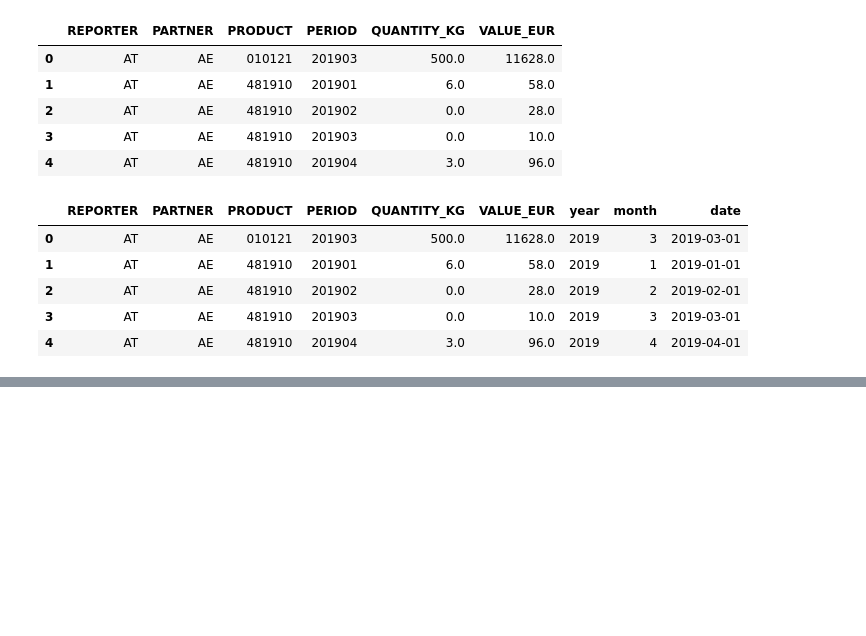
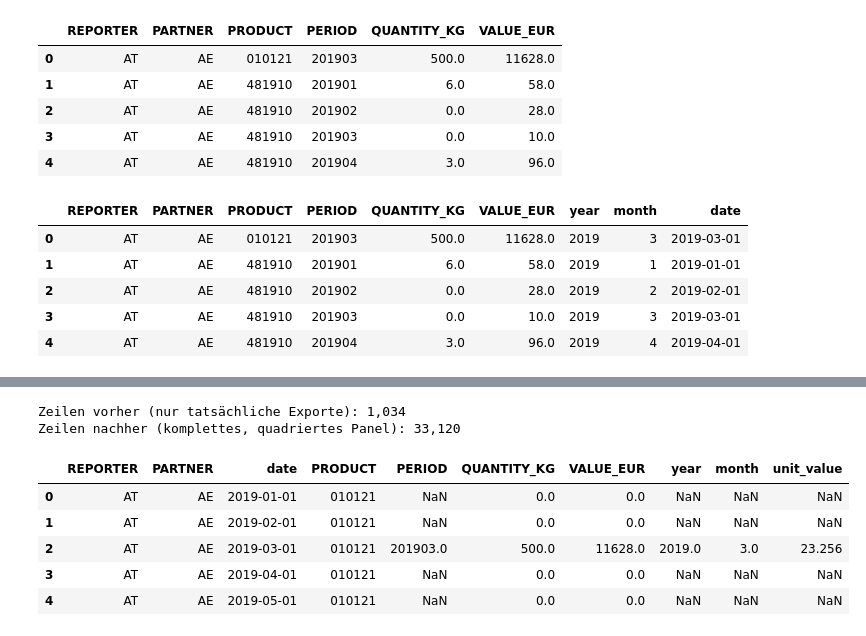
Before and after one commit to mtaub-del/Research_2026_UniBonn, a Jupyter notebook: 01_exploration.ipynb, the cells around one changed output, grey strips where cells are left out. Cells and saved outputs as stored; diff of their text form; code cells hidden in the pictures; blank space fills up the shorter version.

```diff
--- a/01_exploration.ipynb
+++ b/01_exploration.ipynb
@@ -69,0 +205,51 @@ df_wide.head()
+# %%
+import pandas as pd
+import numpy as np
+
+# 1. Alle einzigartigen Ausprägungen extrahieren
+reporters = df_horses["REPORTER"].unique()
+partners = df_horses["PARTNER"].unique()
+dates = df_horses["date"].unique()
+
+# 2. Ein vollständiges Raster (MultiIndex) aller möglichen Kombinationen erstellen
+full_index = pd.MultiIndex.from_product(
+    [reporters, partners, dates],
+    names=["REPORTER", "PARTNER", "date"]
+)
+
+# 3. Den aktuellen Datensatz auf dieses vollständige Raster anwenden (Reindexing)
+df_horses_squared = (
+    df_horses.set_index(["REPORTER", "PARTNER", "date"])
+    .reindex(full_index)
+    .reset_index()
+)
+
+# 4. Den Produktcode für die neu geschaffenen Zeilen wieder eintragen
+df_horses_squared["PRODUCT"] = hs_code_horses
+
+# 5. Fehlende Werte (implizite Nullen) bei Wert und Menge mit echten Nullen auffüllen
+df_horses_squared["VALUE_EUR"] = df_horses_squared["VALUE_EUR"].fillna(0)
+df_horses_squared["QUANTITY_KG"] = df_horses_squared["QUANTITY_KG"].fillna(0)
+
+# 6. Unit Value neu berechnen (wo Menge 0 ist, bleibt es NaN, da durch 0 teilen nicht geht)
+df_horses_squared["unit_value"] = np.where(
+    (df_horses_squared["QUANTITY_KG"] > 0) & (df_horses_squared["VALUE_EUR"] > 0),
+    df_horses_squared["VALUE_EUR"] / df_horses_squared["QUANTITY_KG"],
+    np.nan
+)
+
+# Sortieren für eine saubere Ansicht
+df_horses_squared = df_horses_squared.sort_values(["REPORTER", "PARTNER", "date"]).reset_index(drop=True)
+
+print(f"Zeilen vorher (nur tatsächliche Exporte): {len(df_horses):,}")
+print(f"Zeilen nachher (komplettes, quadriertes Panel): {len(df_horses_squared):,}")
+df_horses_squared.head()
+# %% [output]
+Zeilen vorher (nur tatsächliche Exporte): 1,034
+Zeilen nachher (komplettes, quadriertes Panel): 33,120
+|  | REPORTER | PARTNER | date | PRODUCT | PERIOD | QUANTITY_KG | VALUE_EUR | year | month | unit_value |
+| 0 | AT | AE | 2019-01-01 | 010121 | NaN | 0.0 | 0.0 | NaN | NaN | NaN |
+| 1 | AT | AE | 2019-02-01 | 010121 | NaN | 0.0 | 0.0 | NaN | NaN | NaN |
+| 2 | AT | AE | 2019-03-01 | 010121 | 201903.0 | 500.0 | 11628.0 | 2019.0 | 3.0 | 23.256 |
+| 3 | AT | AE | 2019-04-01 | 010121 | NaN | 0.0 | 0.0 | NaN | NaN | NaN |
+| 4 | AT | AE | 2019-05-01 | 010121 | NaN | 0.0 | 0.0 | NaN | NaN | NaN |
```
Also changed, not shown: parts of 8 cells of this notebook, 1 other file.
